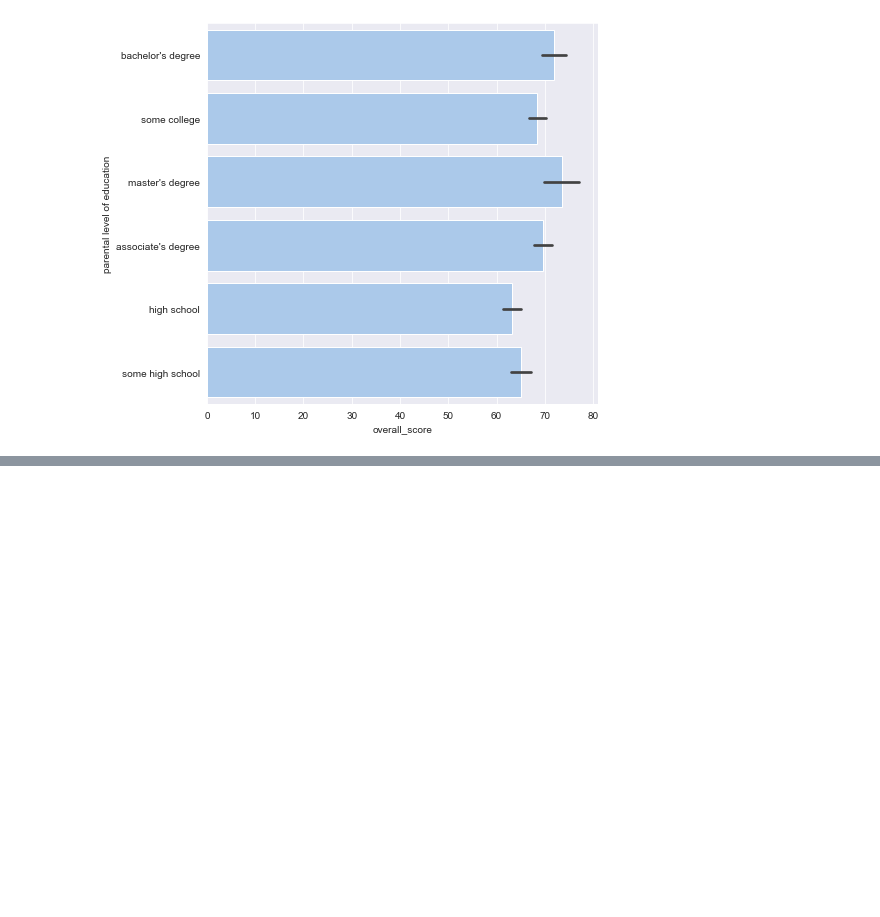
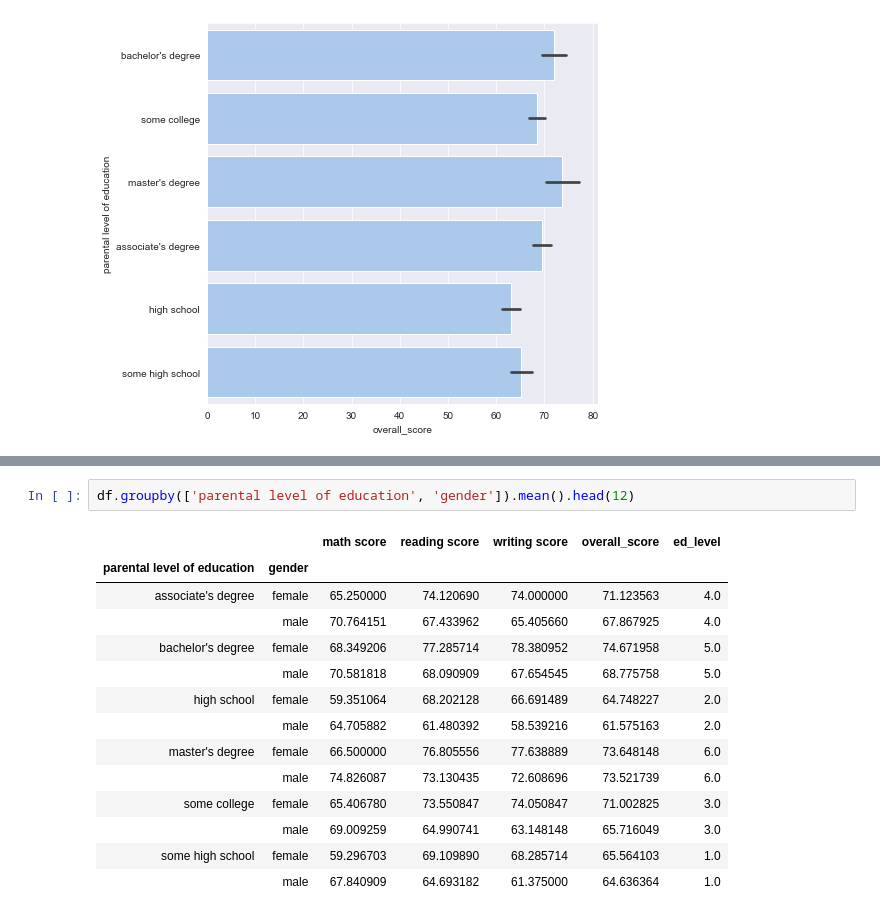
Before and after one commit to thomaskbrown18/data-visualization-practice, a Jupyter notebook: visualization_practice.ipynb, the cells around one changed output, grey strips where cells are left out. Drawn from its saved outputs; the diff is of its cells as text; blank space fills up the shorter version.

```diff
--- a/visualization_practice.ipynb
+++ b/visualization_practice.ipynb
@@ -99,0 +141,17 @@ sns.barplot(x="overall_score", y="parental level of education", data=df, color =
+# %%
+df.groupby(['parental level of education', 'gender']).mean().head(12)
+# %% [output]
+|  |  | math score | reading score | writing score | overall_score | ed_level |
+| parental level of education | gender |  |  |  |  |  |
+| associate's degree | female | 65.250000 | 74.120690 | 74.000000 | 71.123563 | 4.0 |
+|  | male | 70.764151 | 67.433962 | 65.405660 | 67.867925 | 4.0 |
+| bachelor's degree | female | 68.349206 | 77.285714 | 78.380952 | 74.671958 | 5.0 |
+|  | male | 70.581818 | 68.090909 | 67.654545 | 68.775758 | 5.0 |
+| high school | female | 59.351064 | 68.202128 | 66.691489 | 64.748227 | 2.0 |
+|  | male | 64.705882 | 61.480392 | 58.539216 | 61.575163 | 2.0 |
+| master's degree | female | 66.500000 | 76.805556 | 77.638889 | 73.648148 | 6.0 |
+|  | male | 74.826087 | 73.130435 | 72.608696 | 73.521739 | 6.0 |
+| some college | female | 65.406780 | 73.550847 | 74.050847 | 71.002825 | 3.0 |
+|  | male | 69.009259 | 64.990741 | 63.148148 | 65.716049 | 3.0 |
+| some high school | female | 59.296703 | 69.109890 | 68.285714 | 65.564103 | 1.0 |
+|  | male | 67.840909 | 64.693182 | 61.375000 | 64.636364 | 1.0 |
```
Also changed, not shown: parts of 11 cells of this notebook.
